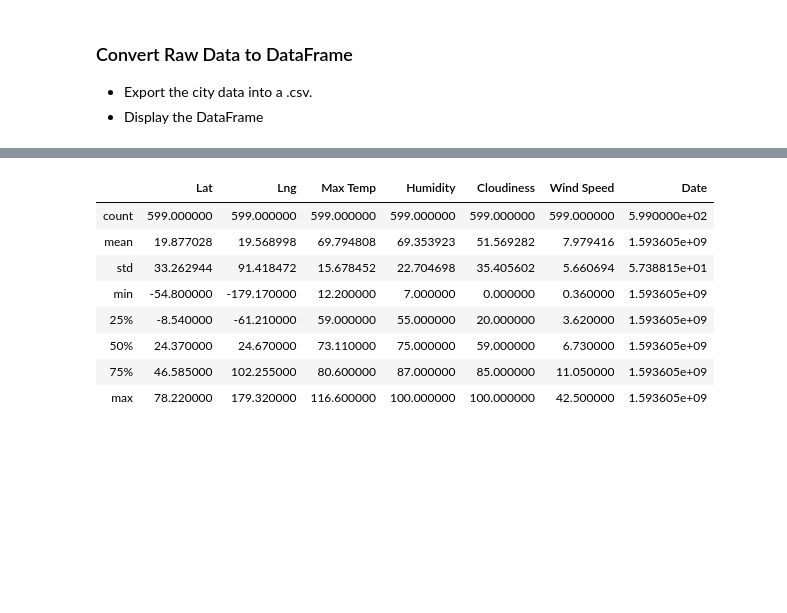
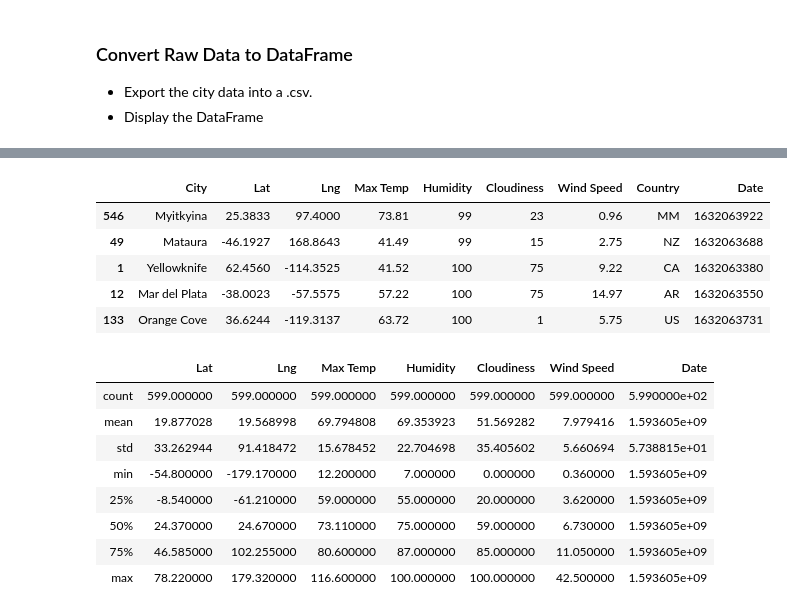
Before and after one commit to gnzamudio/python-api-challenge, a Jupyter notebook: WeatherPy.ipynb, the cells around one changed output, grey strips where cells are left out. Drawn from its saved outputs; the diff is of its cells as text; code cells hidden in the pictures; blank space fills up the shorter version.

Commit message:
humidity check

```diff
--- a/WeatherPy.ipynb
+++ b/WeatherPy.ipynb
@@ -139,3 +146,13 @@ weather_df.to_csv(output_data_file, index= False, header=True)
+# %%
+weather_df= weather_df.sort_values(['Humidity'])
+weather_df.tail()
+# %% [output]
+|  | City | Lat | Lng | Max Temp | Humidity | Cloudiness | Wind Speed | Country | Date |
+| 546 | Myitkyina | 25.3833 | 97.4000 | 73.81 | 99 | 23 | 0.96 | MM | 1632063922 |
+| 49 | Mataura | -46.1927 | 168.8643 | 41.49 | 99 | 15 | 2.75 | NZ | 1632063688 |
+| 1 | Yellowknife | 62.4560 | -114.3525 | 41.52 | 100 | 75 | 9.22 | CA | 1632063380 |
+| 12 | Mar del Plata | -38.0023 | -57.5575 | 57.22 | 100 | 75 | 14.97 | AR | 1632063550 |
+| 133 | Orange Cove | 36.6244 | -119.3137 | 63.72 | 100 | 1 | 5.75 | US | 1632063731 |
 # %%
 # %% [output]
 |  | Lat | Lng | Max Temp | Humidity | Cloudiness | Wind Speed | Date |
```
Also changed, not shown: parts of 1 cell of this notebook.
